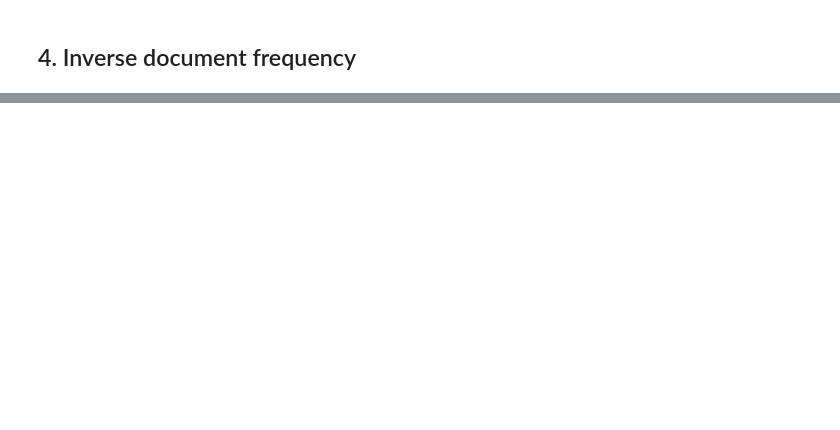
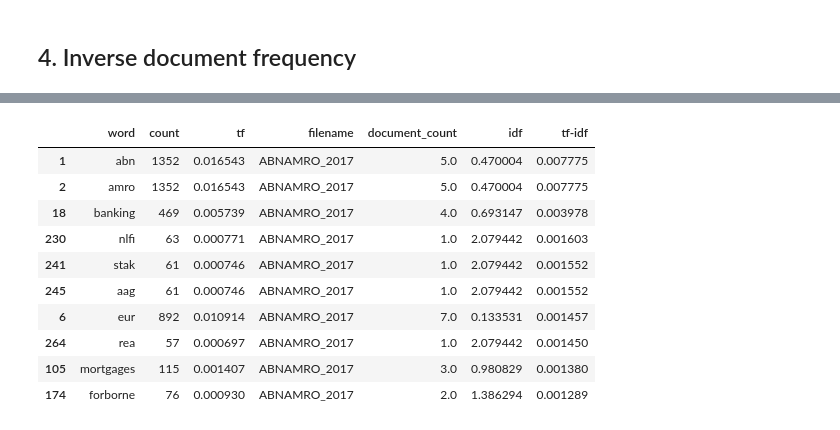
Before and after one commit to EIFFELAnalytics/jaarverslagen-text-mining, a Jupyter notebook: src/runbook.ipynb, the cells around one changed output, grey strips where cells are left out. Drawn from its saved outputs; the diff is of its cells as text; code cells hidden in the pictures; blank space fills up the shorter version.

```diff
--- a/src/runbook.ipynb
+++ b/src/runbook.ipynb
@@ -153,0 +170,11 @@ df_large.to_csv(join(output_folder, 'Alle_jaarverslagen' + tag + '.csv'),
+# %%
+# Extract and count unique filenames in the data frame
+N = len(set(df_tf['filename']))
+
+# Group by word and count the amount of filenames
+idf = df_tf.groupby(by='word', as_index=False)['filename'].count().rename(columns={'filename': 'document_count'})
+
+# Calculate IDF
+import numpy as np
+idf['idf'] = np.log(N/idf['document_count'])
+idf.head()
@@ -153,0 +193,22 @@ df_large.to_csv(join(output_folder, 'Alle_jaarverslagen' + tag + '.csv'),
+# %%
+# Join TF with IDF
+df_tfidf = df_tf.merge(idf, how='left', on='word')
+
+# Calculate TF-IDF
+df_tfidf['tf-idf'] = df_tfidf['tf'] * df_tfidf['idf']
+
+# Sort
+df_tfidf.sort_values(by=['filename', 'tf-idf'], ascending=[True, False], inplace=True)
+df_tfidf.head(10)
+# %% [output]
+|  | word | count | tf | filename | document_count | idf | tf-idf |
+| 1 | abn | 1352 | 0.016543 | ABNAMRO_2017 | 5.0 | 0.470004 | 0.007775 |
+| 2 | amro | 1352 | 0.016543 | ABNAMRO_2017 | 5.0 | 0.470004 | 0.007775 |
+| 18 | banking | 469 | 0.005739 | ABNAMRO_2017 | 4.0 | 0.693147 | 0.003978 |
+| 230 | nlfi | 63 | 0.000771 | ABNAMRO_2017 | 1.0 | 2.079442 | 0.001603 |
+| 241 | stak | 61 | 0.000746 | ABNAMRO_2017 | 1.0 | 2.079442 | 0.001552 |
+| 245 | aag | 61 | 0.000746 | ABNAMRO_2017 | 1.0 | 2.079442 | 0.001552 |
+| 6 | eur | 892 | 0.010914 | ABNAMRO_2017 | 7.0 | 0.133531 | 0.001457 |
+| 264 | rea | 57 | 0.000697 | ABNAMRO_2017 | 1.0 | 2.079442 | 0.001450 |
+| 105 | mortgages | 115 | 0.001407 | ABNAMRO_2017 | 3.0 | 0.980829 | 0.001380 |
+| 174 | forborne | 76 | 0.000930 | ABNAMRO_2017 | 2.0 | 1.386294 | 0.001289 |
```
Also changed, not shown: parts of 11 cells of this notebook, 1 other file.
